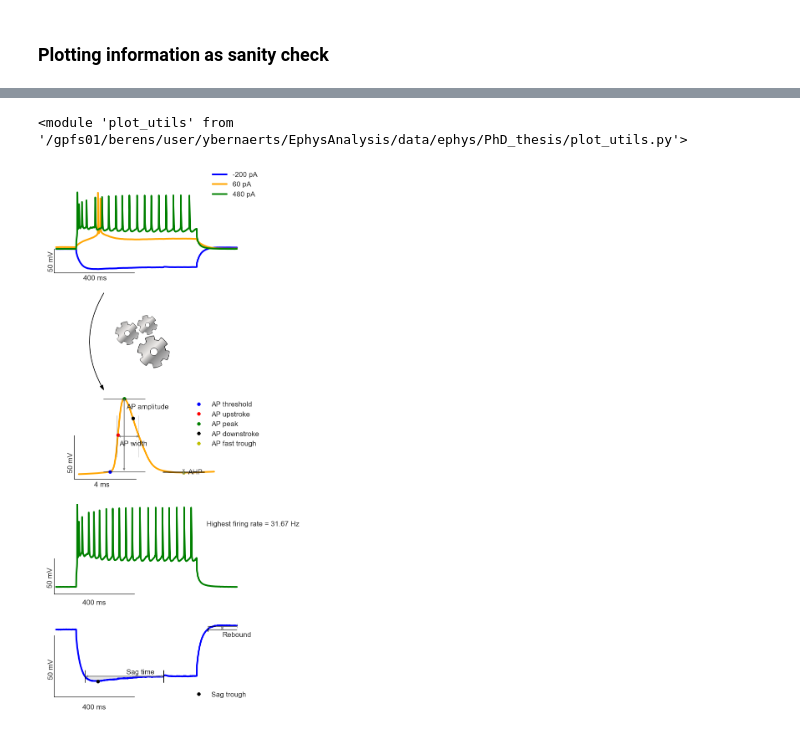
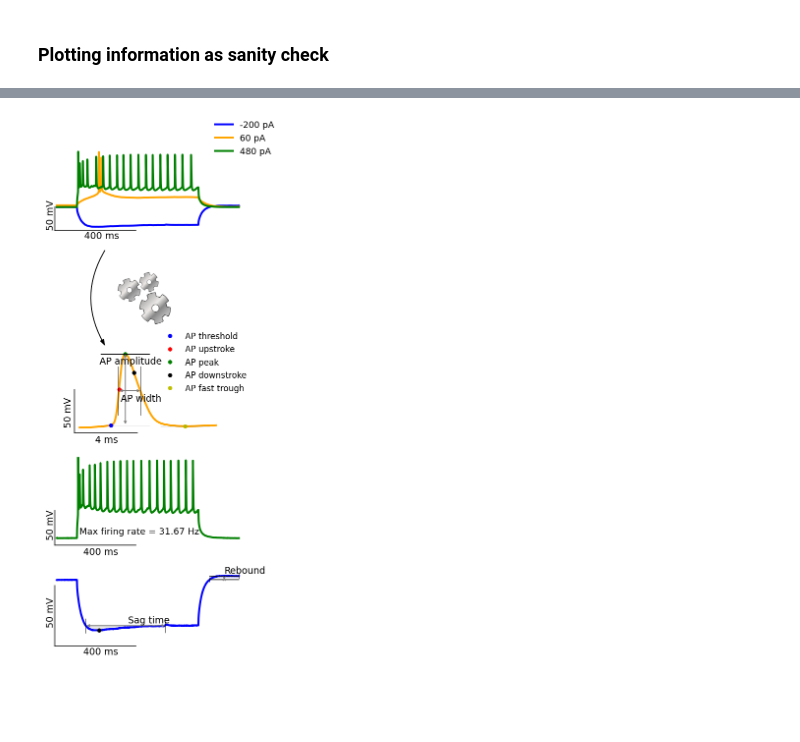
Before and after one commit to ybernaerts/PhD_thesis, a Jupyter notebook: ephys_extraction.ipynb, the cells around one changed output, grey strips where cells are left out. Drawn from its saved outputs; the diff is of its cells as text; code cells hidden in the pictures; blank space fills up the shorter version.

Commit message:
update ephys extraction

```diff
--- a/ephys_extraction.ipynb
+++ b/ephys_extraction.ipynb
@@ -315,14 +297,0 @@ from plot_utils import plot_w_style
-# %%
-fig = plt.figure(figsize=(20, 15))
-ax1 = plt.subplot2grid((4, 2), (0, 0))
-ax2 = plt.subplot2grid((4, 2), (0, 1))
-ax3 = plt.subplot2grid((4, 2), (1, 0))
-ax4 = plt.subplot2grid((4, 2), (1, 1))
-ax5 = plt.subplot2grid((4, 2), (2, 0))
-ax6 = plt.subplot2grid((4, 2), (2, 1))
-fig.align_labels()
-
-plot_w_style(data, axes=[ax1, ax2, ax3, ax4, ax5, ax6])
-plt.savefig(
-    "./figures/preliminary/all_in_one.png", dpi=200, bbox_inches="tight", pad_inches=0.5
-)
@@ -335,4 +297,0 @@ import matplotlib.image as mpimg
-# %%
-importlib.reload(plot_utils)
-# %% [output]
-<module 'plot_utils' from '/gpfs01/berens/user/ybernaerts/EphysAnalysis/data/ephys/PhD_thesis/plot_utils.py'>
@@ -358,5 +313,5 @@ import matplotlib.patches as patches
 # %%
-fig = plt.figure(figsize=(7, 18))
+fig = plt.figure(figsize=(6, 15))
 ax_exp, ax_arrow, ax_sketch, ax_first_AP, ax_max_fr, ax_lowest_trace = create_figure_1(
     fig
 )
@@ -386,13 +341,13 @@ ax.plot(
 ax.set_xlim([ax.get_xlim()[0] - 30, ax.get_xlim()[1] + 30])
 ax.set_ylim([ax.get_ylim()[0] - 30, ax.get_ylim()[1] + 20])
 ax.plot([-10, 390], [-125, -125], "k")
-ax.annotate("400 ms", (135, -140), fontsize=17)
+ax.annotate("400 ms", (135, -142), fontsize=19)
 ax.plot([-10, -10], [-125, -75], "k")
-ax.annotate("50 mV", (-40, -120), rotation="vertical", fontsize=17)
-ax.legend(loc=(0.8, 0.8), frameon=False, fontsize=17)
+ax.annotate("50 mV", (-53, -120), rotation="vertical", fontsize=19)
+ax.legend(loc=(0.8, 0.8), frameon=False, fontsize=18)
 
 ax = ax_sketch
-img = mpimg.imread("figures/preliminary/tooth_wheel_sketch.png")
+img = imread("figures/preliminary/tooth_wheel_sketch.png")
 ax.imshow(img)
 
 style = "Simple, tail_width=0.8, head_width=8, head_length=12"
@@ -405,39 +360,46 @@ ax_arrow.add_patch(arrow)
 # ax_arrow.arrow(0.1, 0.9, 0, -0.8, width=0.1, color="k")
 
 ax = ax_first_AP
 ax = plot_info_first_peak(data, axis=ax)
 ax.set_xlim([ax.get_xlim()[0] - 2, ax.get_xlim()[1] + 2])
 ax.set_ylim([ax.get_ylim()[0] - 30, ax.get_ylim()[1] + 30])
 ax.plot([205.2, 209.2], [-50, -50], "k")
-ax.annotate("4 ms", (206.5, -59), fontsize=17)
+ax.annotate("4 ms", (206.5, -62), fontsize=19)
 ax.plot([205.2, 205.2], [-50, 0], "k")
-ax.annotate("50 mV", (204.8, -42), rotation="vertical", fontsize=17)
+ax.annotate("50 mV", (204.5, -42), rotation="vertical", fontsize=19)
 
 ax = ax_max_fr
 ax = plot_max_spikes_trace(data, axis=ax)
 ax.set_xlim([ax.get_xlim()[0] - 30, ax.get_xlim()[1] + 30])
 ax.set_ylim([ax.get_ylim()[0] - 30, ax.get_ylim()[1] + 30])
 ax.plot([-10, 390], [-85, -85], "k")
-ax.annotate("400 ms", (130, -100), fontsize=17)
+ax.annotate("400 ms", (130, -99), fontsize=19)
 ax.plot([-10, -10], [-85, -35], "k")
-ax.annotate("50 mV", (-45, -75), rotation="vertical", fontsize=17)
+ax.annotate("50 mV", (-54, -75), rotation="vertical", fontsize=19)
+ax.annotate(
+    "Max firing rate = {:.2f} Hz".format(
+        Cell_Features["Max number of APs"].values[0] / 0.6
+    ),
+    (111, -69),
+    fontsize=18.35,
+)
+
 
 ax = ax_lowest_trace
 ax = plot_lowest_trace(data, axis=ax)
 ax.set_xlim([ax.get_xlim()[0] - 30, ax.get_xlim()[1] + 30])
 ax.set_ylim([ax.get_ylim()[0] - 30, ax.get_ylim()[1] + 30])
 ax.plot([-10, 390], [-130, -130], "k")
-ax.annotate("400 ms", (130, -140), fontsize=17)
+ax.annotate("400 ms", (130, -137), fontsize=19)
 ax.plot([-10, -10], [-130, -80], "k")
-ax.annotate("50 mV", (-40, -115), rotation="vertical", fontsize=17)
+ax.annotate("50 mV", (-53, -113), rotation="vertical", fontsize=19)
 
 for ax in [ax_exp, ax_arrow, ax_sketch, ax_first_AP, ax_max_fr, ax_lowest_trace]:
     ax.set_xticks([])
     ax.set_yticks([])
     ax.set_ylabel("")
     ax.set_xlabel("")
     sns.despine(ax=ax, left=True, bottom=True)
-plt.savefig("figures/Figure_1.png", bbox_inches="tight", pad_inches=0)
-plt.savefig("figures/Figure_1.pdf", bbox_inches="tight", pad_inches=0)
+plt.savefig("figures/ephys_extraction.pdf", bbox_inches="tight", pad_inches=0)
 # %% [output]
-[figure, old version]
+[figure, new version]
```
Also changed, not shown: parts of 18 cells of this notebook, 7 other files.
